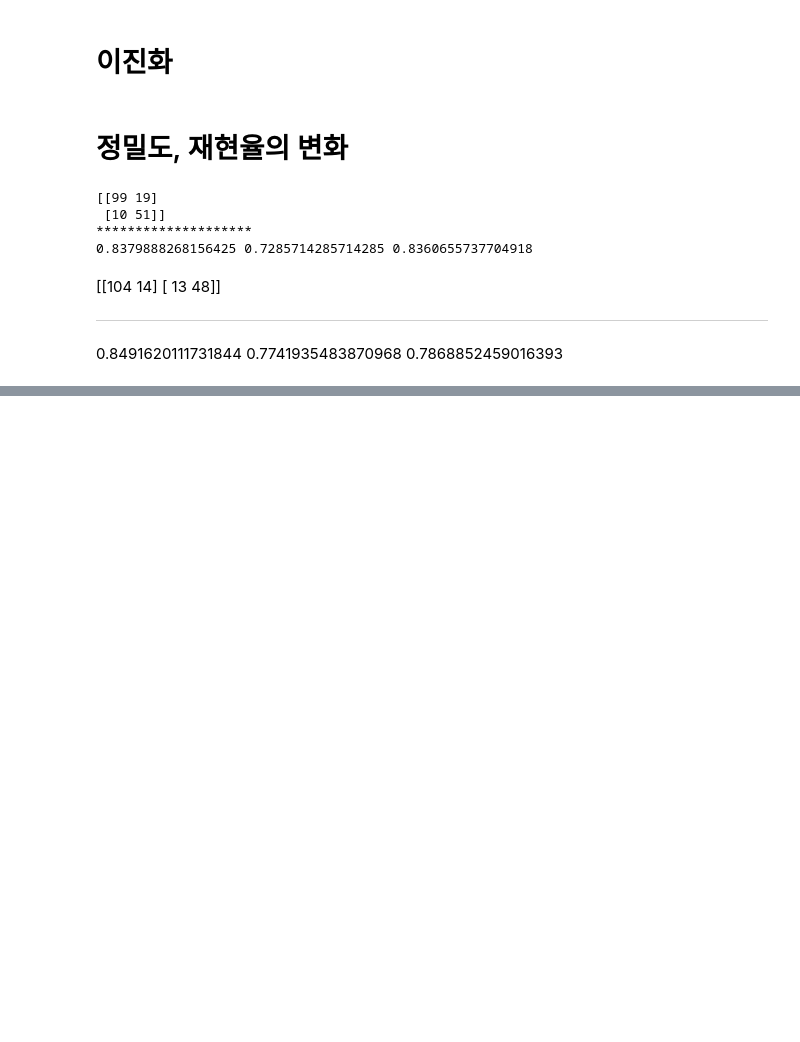
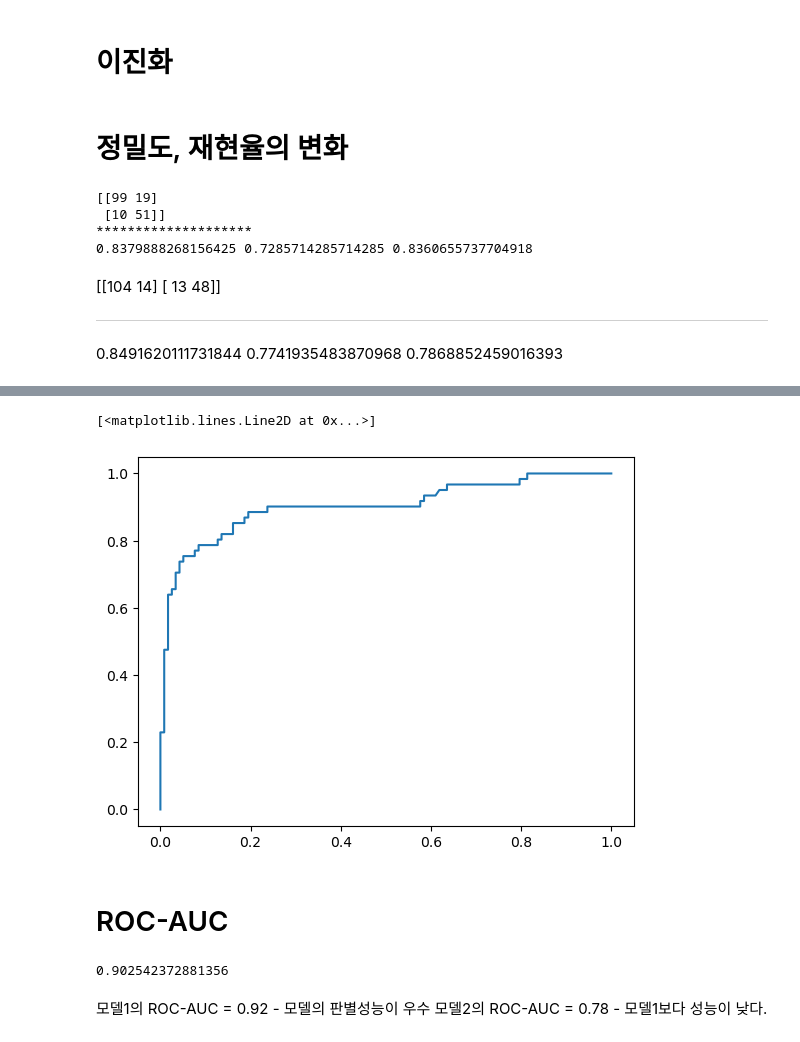
Before and after one commit to yleessam/2412_ml_env, a Jupyter notebook: 3장_분류모델평가.ipynb, the cells around one changed output, grey strips where cells are left out. Cells and saved outputs as stored; diff of their text form; code cells hidden in the pictures; blank space fills up the shorter version.

```diff
--- a/3장_분류모델평가.ipynb
+++ b/3장_분류모델평가.ipynb
@@ -229,0 +253,3 @@ get_clf_eval(y_test, custom_predict)
+# %%
+pred_proba_class1 = lr_clf.predict_proba(X_test)[:, 1]
+pred_proba_class1
@@ -229,0 +276,20 @@ get_clf_eval(y_test, custom_predict)
+# %%
+from sklearn.metrics import roc_curve
+
+fprs, tprs, thresholds = roc_curve(y_test, pred_proba_class1)
+
+#시각화
+plt.plot(fprs,tprs, label='ROC' )
+# %% [output]
+[<matplotlib.lines.Line2D at 0x...>]
+[figure, added]
+# %% [markdown]
+# ROC-AUC
+# %%
+from sklearn.metrics import roc_auc_score
+roc_auc_score(y_test, pred_proba_class1)
+# %% [output]
+0.902542372881356
+# %% [markdown]
+모델1의 ROC-AUC = 0.92 - 모델의 판별성능이 우수
+모델2의 ROC-AUC = 0.78 - 모델1보다 성능이 낮다.
```
Also changed, not shown: parts of 9 cells of this notebook, 1 other file.
